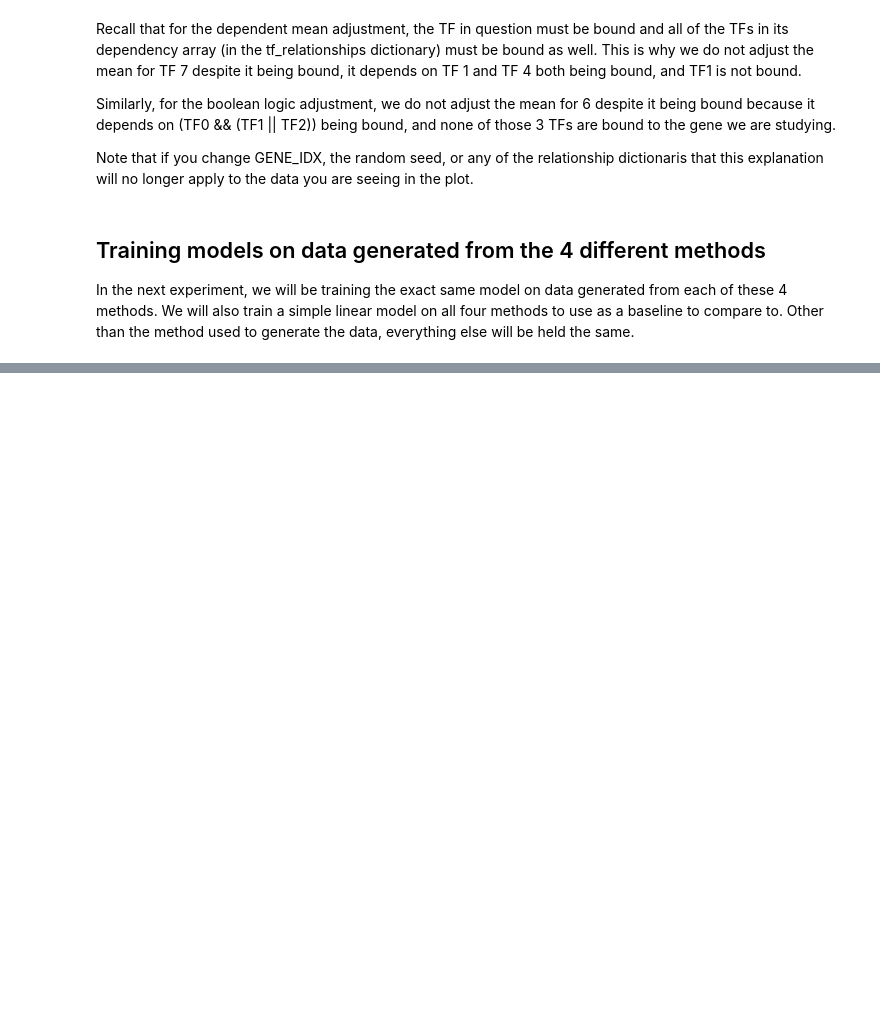
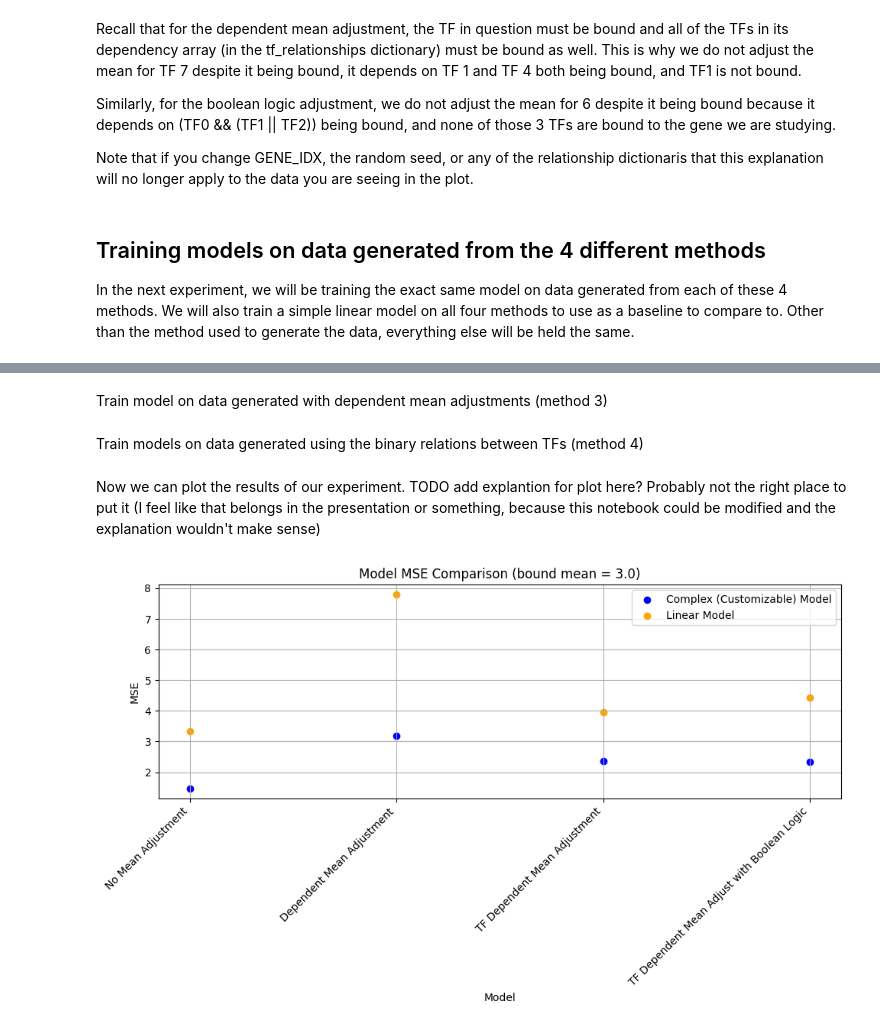
Before and after one commit to BrentLab/yeastdnnexplorer, a Jupyter notebook: docs/tutorials/visualizing_and_testing_data_generation_methods.ipynb, the cells around one changed output, grey strips where cells are left out. Cells and saved outputs as stored; diff of their text form; code cells hidden in the pictures; blank space fills up the shorter version.

Commit message:
finished the data generation method experiment notebook, added in experiment comparing model performance

```diff
--- a/docs/tutorials/visualizing_and_testing_data_generation_methods.ipynb
+++ b/docs/tutorials/visualizing_and_testing_data_generation_methods.ipynb
@@ -198,0 +272,4 @@ In the next experiment, we will be training the exact same model on data generat
+# %%
+# These lists will store the test results for different models and data generation methods
+model_mses = []
+linear_model_test_mses = []
@@ -198,0 +301,23 @@ In the next experiment, we will be training the exact same model on data generat
+# %%
+data_module = get_data_module(3.0)
+num_tfs = sum(data_module.n_sample)
+
+# nonlinear model
+model = get_model(num_tfs)
+trainer = get_trainer()
+trainer.fit(model, data_module)
+test_results = trainer.test(model, datamodule=data_module)
+print("Printing test results...")
+print(test_results)
+model_mses.append(test_results[0]["test_mse"])
+
+# linear model
+linear_model = get_linear_model(num_tfs)
+trainer = get_trainer()
+trainer.fit(linear_model, data_module)
+test_results = trainer.test(linear_model, datamodule=data_module)
+print("Printing linear model test results")
+print(test_results)
+linear_model_test_mses.append(test_results[0]["test_mse"])
+# %% [markdown]
+Train model on data generated with dependent mean adjustments (method 3)
@@ -198,0 +365,2 @@ In the next experiment, we will be training the exact same model on data generat
+# %% [markdown]
+Train models on data generated using the binary relations between TFs (method 4)
@@ -198,0 +404,17 @@ In the next experiment, we will be training the exact same model on data generat
+# %% [markdown]
+Now we can plot the results of our experiment. TODO add explantion for plot here? Probably not the right place to put it (I feel like that belongs in the presentation or something, because this notebook could be modified and the explanation wouldn't make sense)
+# %%
+data_gen_methods = ["No Mean Adjustment", "Dependent Mean Adjustment", "TF Dependent Mean Adjustment", "TF Dependent Mean Adjust with Boolean Logic"]
+plt.figure(figsize=(10, 6))
+plt.scatter(data_gen_methods, model_mses, color='blue')
+plt.scatter(data_gen_methods, linear_model_test_mses, color='orange')
+plt.title('Model MSE Comparison (bound mean = 3.0)')
+plt.xlabel('Model')
+plt.ylabel('MSE')
+plt.grid(True)
+plt.xticks(rotation=45, ha="right")
+plt.legend(['Complex (Customizable) Model', 'Linear Model'])
+plt.tight_layout()  # Adjust layout to make room for the rotated x-axis labels
+plt.show()
+# %% [output]
+[figure, added]
```
Also changed, not shown: parts of 11 cells of this notebook.
